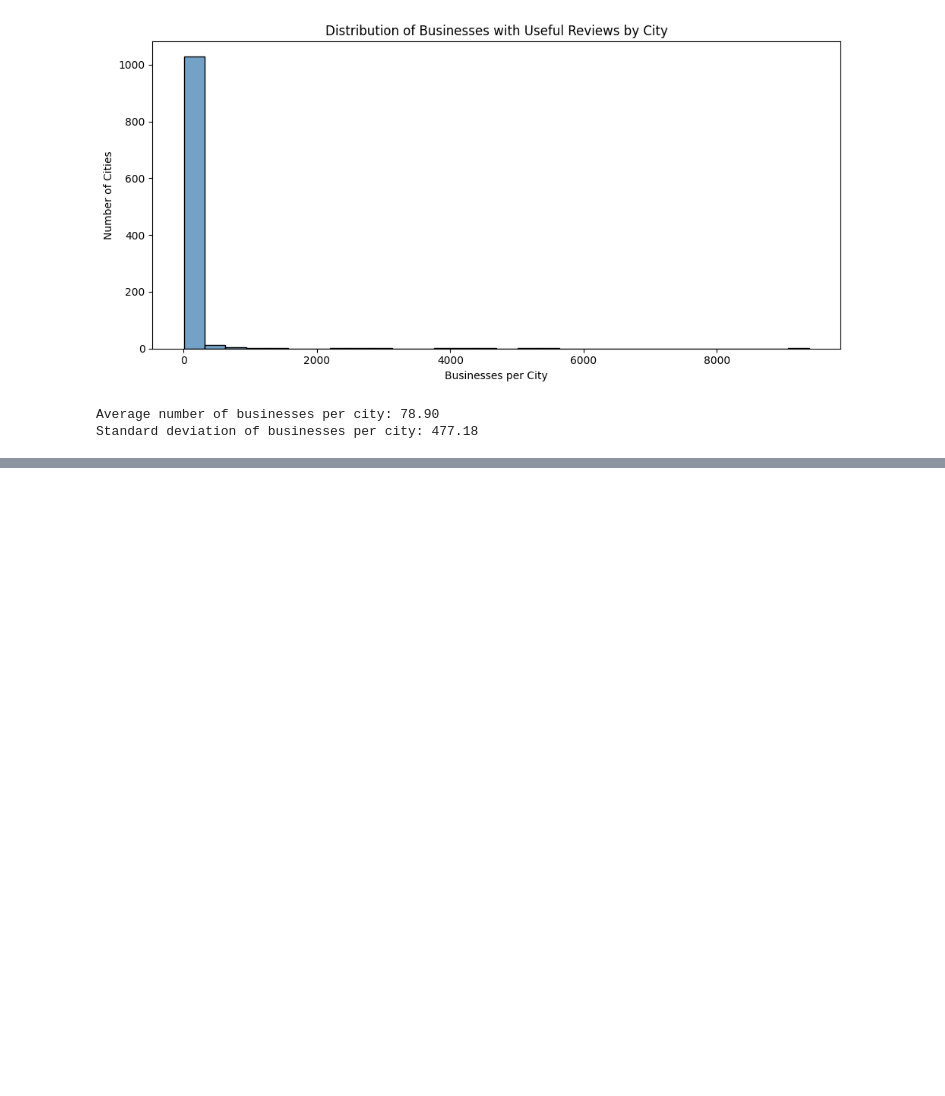
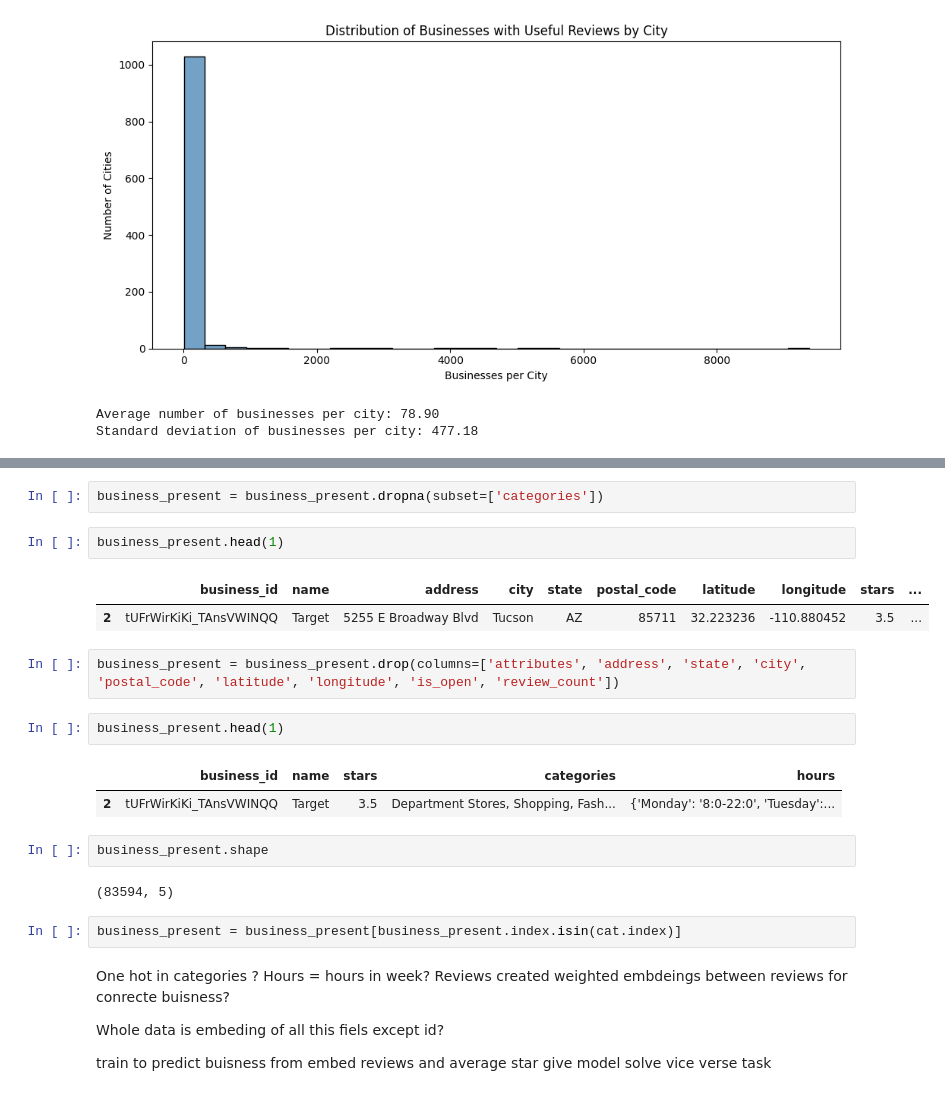
Before and after one commit to SrbskiDobrovilci/DSBIT, a Jupyter notebook: test.ipynb, the cells around one changed output, grey strips where cells are left out. Drawn from its saved outputs; the diff is of its cells as text; blank space fills up the shorter version.

```diff
--- a/test.ipynb
+++ b/test.ipynb
@@ -177,0 +292,30 @@ Standard deviation of businesses per city: 477.18
+# %%
+business_present = business_present.dropna(subset=['categories'])
+# %%
+business_present.head(1)
+# %% [output]
+|  | business_id | name | address | city | state | postal_code | latitude | longitude | stars | ... |
+| 2 | tUFrWirKiKi_TAnsVWINQQ | Target | 5255 E Broadway Blvd | Tucson | AZ | 85711 | 32.223236 | -110.880452 | 3.5 | ... |
+# %%
+business_present = business_present.drop(columns=['attributes', 'address', 'state', 'city', 'postal_code', 'latitude', 'longitude', 'is_open', 'review_count'])
+# %%
+business_present.head(1)
+# %% [output]
+|  | business_id | name | stars | categories | hours |
+| 2 | tUFrWirKiKi_TAnsVWINQQ | Target | 3.5 | Department Stores, Shopping, Fash... | {'Monday': '8:0-22:0', 'Tuesday':... |
+# %%
+business_present.shape
+# %% [output]
+(83594, 5)
+# %%
+business_present = business_present[business_present.index.isin(cat.index)]
+# %% [markdown]
+One hot in categories ?
+Hours = hours in week?
+Reviews created weighted embdeings between reviews for conrecte buisness?
+
+Whole data is embeding of all this fiels except id?
+
+
+train to predict buisness from embed reviews and average star
+give model solve vice verse task
```
Also changed, not shown: parts of 6 cells of this notebook.
